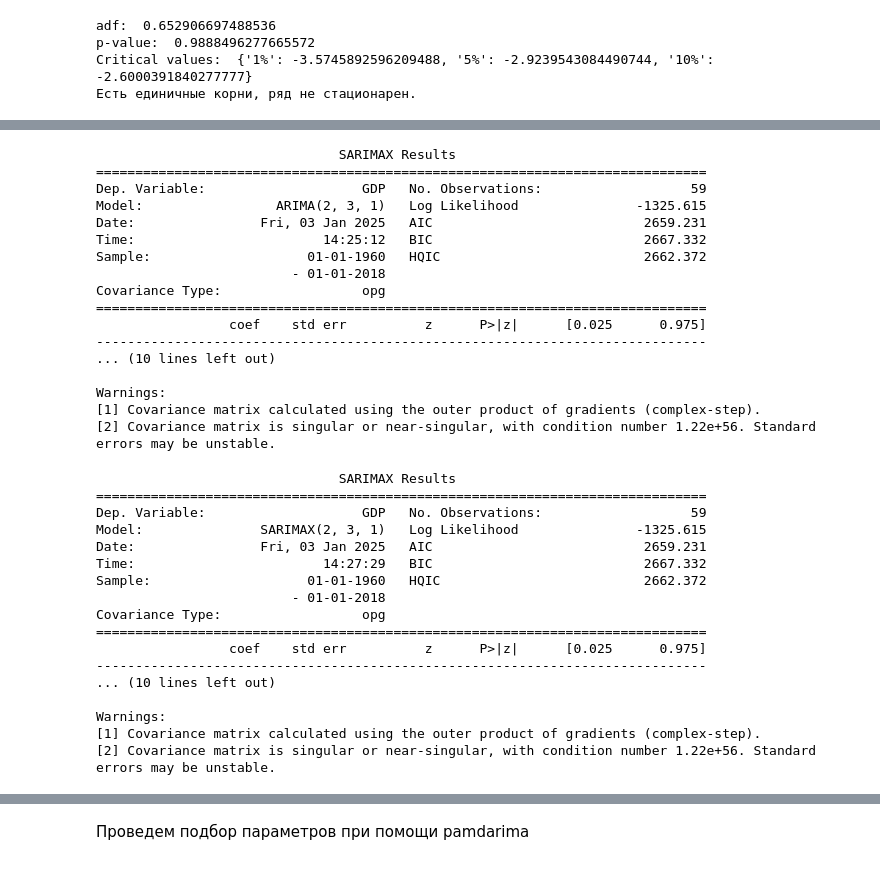
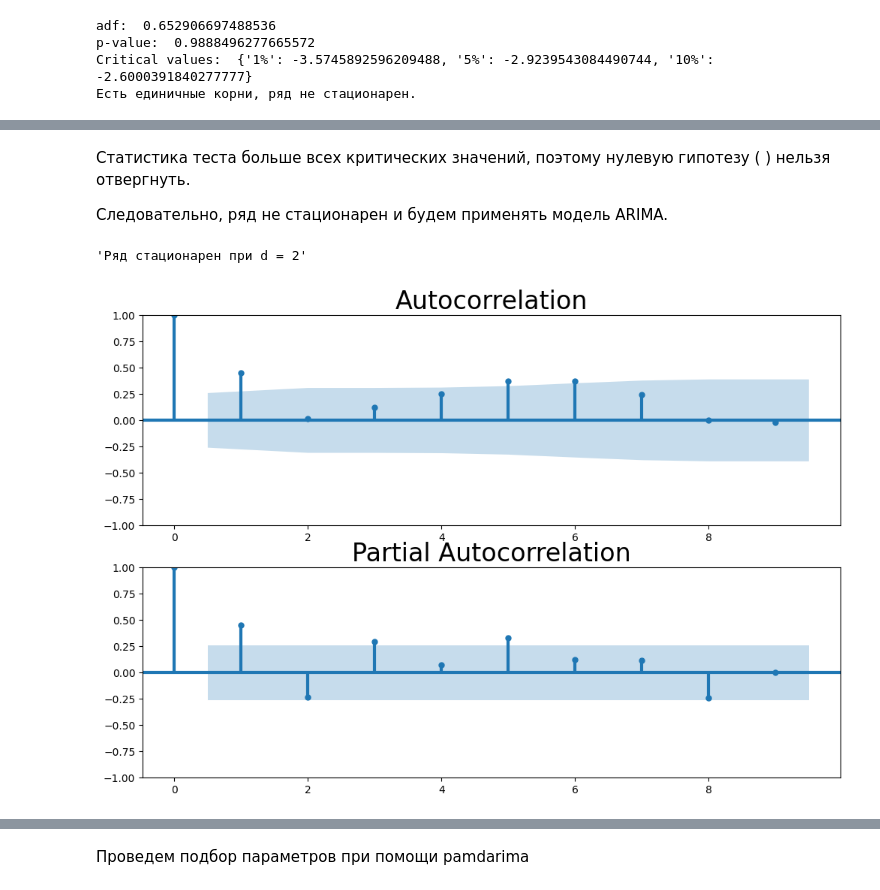
Before and after one commit to AlexGorel/IDE_NEW, a Jupyter notebook: MATH&ML-13. Временные ряды. Часть II/project-Part1_AlexGorel.ipynb, the cells around one changed output, grey strips where cells are left out. Saved outputs shown, nothing was run; the diff lists cells and outputs as text; code cells hidden in the pictures.

```diff
--- a/MATH&ML-13. Временные ряды. Часть II/project-Part1_AlexGorel.ipynb
+++ b/MATH&ML-13. Временные ряды. Часть II/project-Part1_AlexGorel.ipynb
@@ -216,44 +168,36 @@ plot_acf_pacf(data_train_diff_3)
-# %%
-arima_model = ARIMA(data_train, order=(2, 3, 1))
-arima_model_fit = arima_model.fit()
-print(arima_model_fit.summary())
-# %% [output]
-                               SARIMAX Results
-==============================================================================
-Dep. Variable:                    GDP   No. Observations:                   59
-Model:                 ARIMA(2, 3, 1)   Log Likelihood               -1325.615
-Date:                Fri, 03 Jan 2025   AIC                           2659.231
-Time:                        14:25:12   BIC                           2667.332
-Sample:                    01-01-1960   HQIC                          2662.372
-                         - 01-01-2018
-Covariance Type:                  opg
-==============================================================================
-                 coef    std err          z      P>|z|      [0.025      0.975]
-------------------------------------------------------------------------------
-... (10 lines left out)
-
-Warnings:
-[1] Covariance matrix calculated using the outer product of gradients (complex-step).
-[2] Covariance matrix is singular or near-singular, with condition number 1.22e+56. Standard errors may be unstable.
-# %%
-sarimax_model = SARIMAX(data_train, order=(2, 3, 1))
-sarimax_model_fit = sarimax_model.fit()
-print(sarimax_model_fit.summary())
-# %% [output]
-                               SARIMAX Results
-==============================================================================
-Dep. Variable:                    GDP   No. Observations:                   59
-Model:               SARIMAX(2, 3, 1)   Log Likelihood               -1325.615
-Date:                Fri, 03 Jan 2025   AIC                           2659.231
-Time:                        14:27:29   BIC                           2667.332
-Sample:                    01-01-1960   HQIC                          2662.372
-                         - 01-01-2018
-Covariance Type:                  opg
-==============================================================================
-                 coef    std err          z      P>|z|      [0.025      0.975]
-------------------------------------------------------------------------------
-... (10 lines left out)
-
-Warnings:
-[1] Covariance matrix calculated using the outer product of gradients (complex-step).
-[2] Covariance matrix is singular or near-singular, with condition number 1.22e+56. Standard errors may be unstable.
+# %% [markdown]
+Статистика теста больше всех критических значений, поэтому нулевую гипотезу (
+) нельзя отвергнуть.
+
+Следовательно, ряд не стационарен и будем применять модель ARIMA.
+# %%
+# С помощью функции определим значение d для модели ARIMA
+
+def search_d(dt, start_d=1, end_d=4):
+    d = start_d
+    while d < end_d+1:
+        otg_i_diff = dt.diff(periods=d).dropna()
+        test = adfuller(otg_i_diff)
+        if test[0]>test[4]['5%']:
+            d+=1
+        else:
+            break
+    return f'Ряд стационарен при d = {d}'
+
+search_d(data_train['GDP'])
+# %% [output]
+'Ряд стационарен при d = 2'
+# %%
+# Определяем параметры p и q по коррелограммам ACF и PACF для стационарного ряда.
+
+from statsmodels.graphics.tsaplots import plot_pacf
+
+
+otg_2_diff = data_train.diff(periods=2).dropna()
+fig = plt.figure(figsize=(12,8))
+ax1 = fig.add_subplot(211)
+fig = plot_acf(otg_2_diff.values.squeeze(), lags=9, ax=ax1)
+ax2 = fig.add_subplot(212)
+fig = plot_pacf(otg_2_diff, lags=9, ax=ax2)
+# %% [output]
+[figure, added]
```
Also changed, not shown: parts of 46 cells of this notebook, 1 other file.
